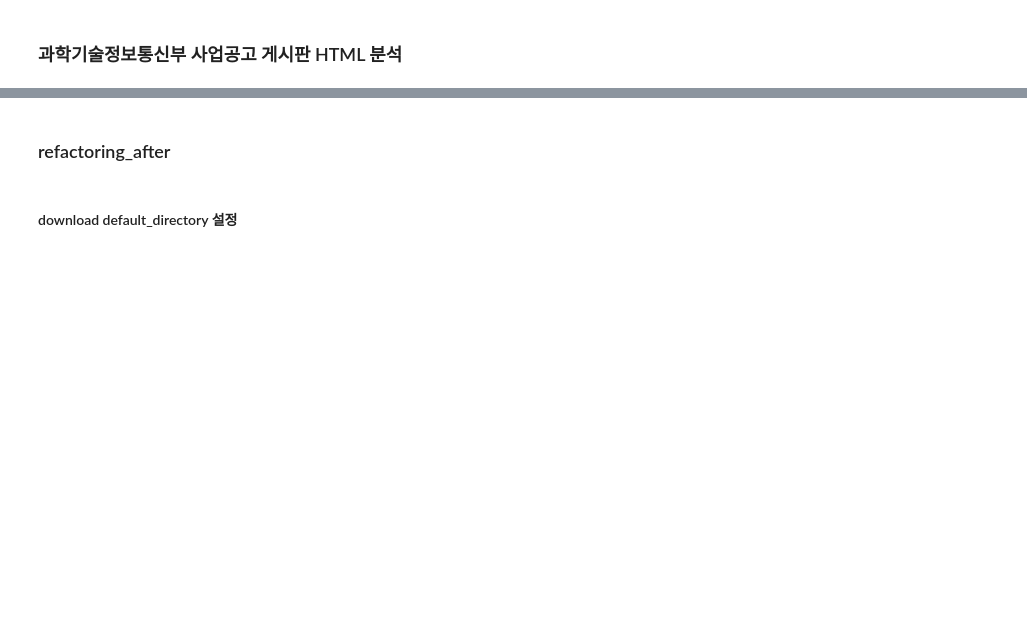
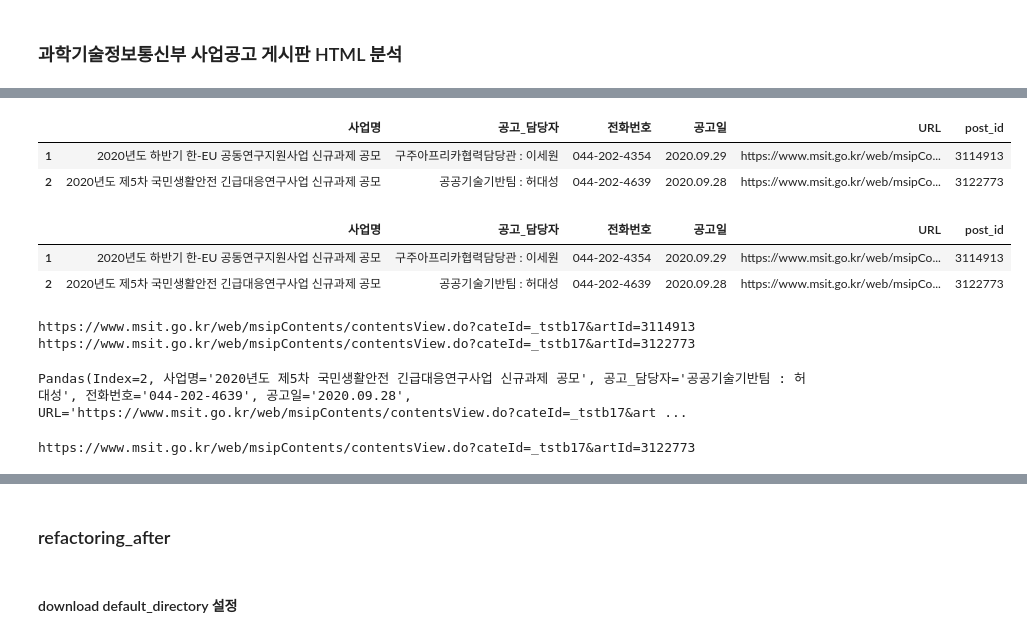
Before and after one commit to aiml1004/automate_basic, a Jupyter notebook: 02_사업공고_조회_학생용_simple_.ipynb, the cells around one changed output, grey strips where cells are left out. Drawn from its saved outputs; the diff is of its cells as text; code cells hidden in the pictures; blank space fills up the shorter version.

```diff
--- a/02_사업공고_조회_학생용_simple_.ipynb
+++ b/02_사업공고_조회_학생용_simple_.ipynb
@@ -127,0 +530,18 @@ a_tag_list[0].text # 첫번째 게시글 a_tag text,
+# %%
+# in 연산자로 필터링 해보세요. 조건 부합 데이터만 추출
+query_str = "사업명 in ['2020년도 하반기 한-EU 공동연구지원사업 신규과제 공모', '2020년도 제5차 국민생활안전 긴급대응연구사업 신규과제 공모']"
+df1 = df.query(query_str)
+df1
+# %% [output]
+|  | 사업명 | 공고_담당자 | 전화번호 | 공고일 | URL | post_id |
+| 1 | 2020년도 하반기 한-EU 공동연구지원사업 신규과제 공모 | 구주아프리카협력담당관 : 이세원 | 044-202-4354 | 2020.09.29 | https://www.msit.go.kr/web/msipCo... | 3114913 |
+| 2 | 2020년도 제5차 국민생활안전 긴급대응연구사업 신규과제 공모 | 공공기술기반팀 : 허대성 | 044-202-4639 | 2020.09.28 | https://www.msit.go.kr/web/msipCo... | 3122773 |
+# %%
+# == 연산자로 필터링 해보세요, 위와 동일한 표현식이에요
+query_str = "사업명 == ['2020년도 하반기 한-EU 공동연구지원사업 신규과제 공모', '2020년도 제5차 국민생활안전 긴급대응연구사업 신규과제 공모']"
+df = df.query(query_str)     # 조건 부합 데이터 추출
+df
+# %% [output]
+|  | 사업명 | 공고_담당자 | 전화번호 | 공고일 | URL | post_id |
+| 1 | 2020년도 하반기 한-EU 공동연구지원사업 신규과제 공모 | 구주아프리카협력담당관 : 이세원 | 044-202-4354 | 2020.09.29 | https://www.msit.go.kr/web/msipCo... | 3114913 |
+| 2 | 2020년도 제5차 국민생활안전 긴급대응연구사업 신규과제 공모 | 공공기술기반팀 : 허대성 | 044-202-4639 | 2020.09.28 | https://www.msit.go.kr/web/msipCo... | 3122773 |
@@ -127,0 +552,14 @@ a_tag_list[0].text # 첫번째 게시글 a_tag text,
+# %%
+# 데이터프레임에 저장된 URL을 활용해 각 게시물들의 첨부파일을 다운로드 해요
+# dataframe 칼럼명과 동일한 칼럼명을 가진 튜플을 리턴(반환)한다.
+for row in df.itertuples(index=True):
+    print(row.URL)
+# %% [output]
+https://www.msit.go.kr/web/msipContents/contentsView.do?cateId=_tstb17&artId=3114913
+https://www.msit.go.kr/web/msipContents/contentsView.do?cateId=_tstb17&artId=3122773
+# %%
+# for 문의 마지막 row의 데이터를 확인해 보아요.
+
+row
+# %% [output]
+Pandas(Index=2, 사업명='2020년도 제5차 국민생활안전 긴급대응연구사업 신규과제 공모', 공고_담당자='공공기술기반팀 : 허대성', 전화번호='044-202-4639', 공고일='2020.09.28', URL='https://www.msit.go.kr/web/msipContents/contentsView.do?cateId=_tstb17&art ...
@@ -127,0 +569,5 @@ a_tag_list[0].text # 첫번째 게시글 a_tag text,
+# %%
+#아래 출력결과를 클릭하면 사업공고 상세페이지가 열린다.
+print(row.URL)
+# %% [output]
+https://www.msit.go.kr/web/msipContents/contentsView.do?cateId=_tstb17&artId=3122773
```
Also changed, not shown: parts of 254 cells of this notebook, 19 other files.
